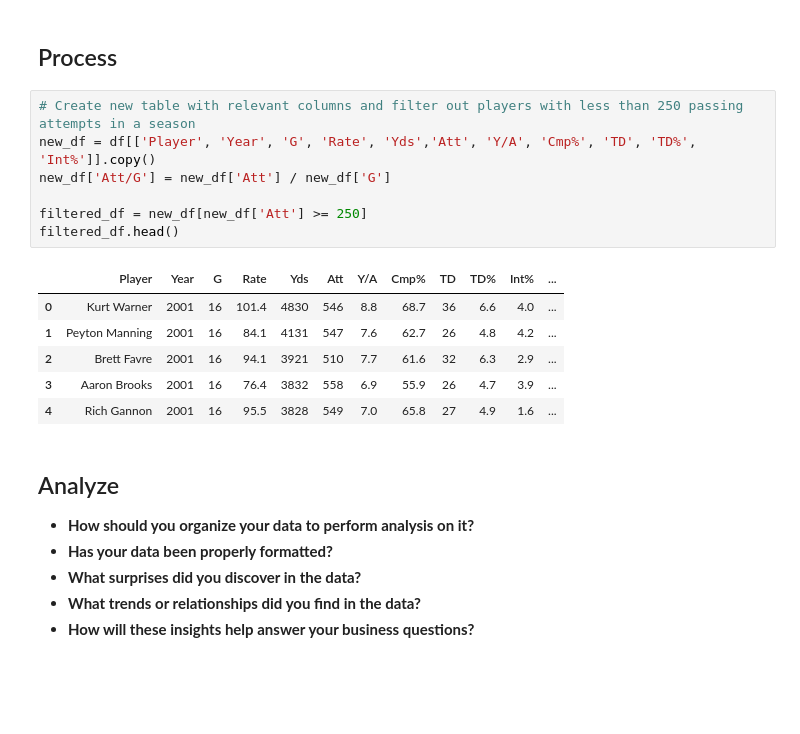
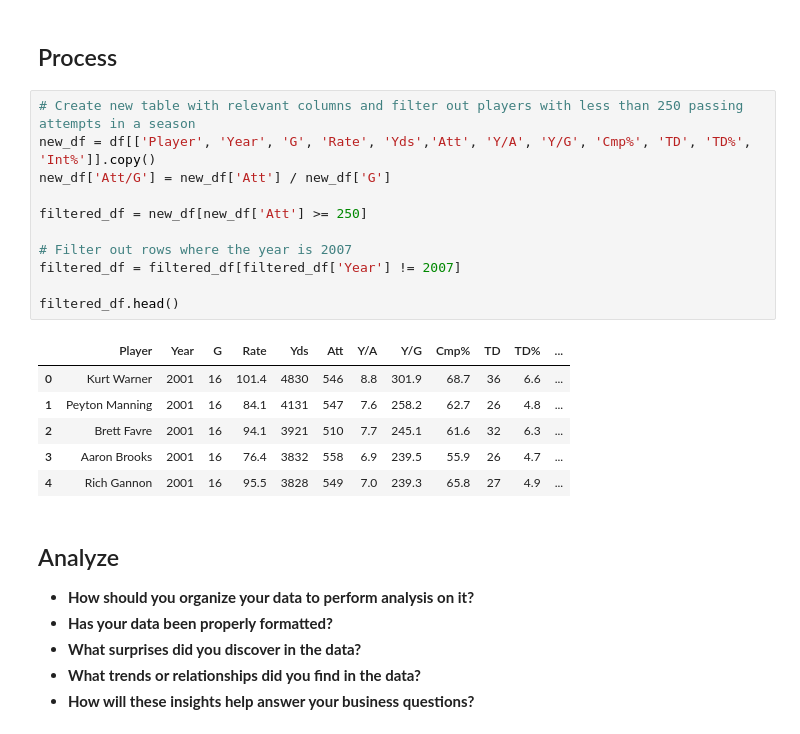
Before and after one commit to vtrackstar/Google-DA-Projects, a Jupyter notebook: nfl-passing-through-the-millennium-case-study.ipynb, the cells around one changed output. Drawn from its saved outputs; the diff is of its cells as text; blank space fills up the shorter version.

```diff
--- a/nfl-passing-through-the-millennium-case-study.ipynb
+++ b/nfl-passing-through-the-millennium-case-study.ipynb
@@ -39,18 +63,22 @@ Index(['Unnamed: 0', 'Player', 'Tm', 'Age', 'G', 'GS', 'Cmp', 'Att', 'Cmp%',
 ## Process
 # %%
 # Create new table with relevant columns and filter out players with less than 250 passing attempts in a season
-new_df = df[['Player', 'Year', 'G', 'Rate', 'Yds','Att', 'Y/A', 'Cmp%', 'TD', 'TD%', 'Int%']].copy()
+new_df = df[['Player', 'Year', 'G', 'Rate', 'Yds','Att', 'Y/A', 'Y/G', 'Cmp%', 'TD', 'TD%', 'Int%']].copy()
 new_df['Att/G'] = new_df['Att'] / new_df['G']
 
 filtered_df = new_df[new_df['Att'] >= 250]
+
+# Filter out rows where the year is 2007
+filtered_df = filtered_df[filtered_df['Year'] != 2007]
+
 filtered_df.head()
 # %% [output]
-|  | Player | Year | G | Rate | Yds | Att | Y/A | Cmp% | TD | TD% | Int% | ... |
-| 0 | Kurt Warner | 2001 | 16 | 101.4 | 4830 | 546 | 8.8 | 68.7 | 36 | 6.6 | 4.0 | ... |
-| 1 | Peyton Manning | 2001 | 16 | 84.1 | 4131 | 547 | 7.6 | 62.7 | 26 | 4.8 | 4.2 | ... |
-| 2 | Brett Favre | 2001 | 16 | 94.1 | 3921 | 510 | 7.7 | 61.6 | 32 | 6.3 | 2.9 | ... |
-| 3 | Aaron Brooks | 2001 | 16 | 76.4 | 3832 | 558 | 6.9 | 55.9 | 26 | 4.7 | 3.9 | ... |
-| 4 | Rich Gannon | 2001 | 16 | 95.5 | 3828 | 549 | 7.0 | 65.8 | 27 | 4.9 | 1.6 | ... |
+|  | Player | Year | G | Rate | Yds | Att | Y/A | Y/G | Cmp% | TD | TD% | ... |
+| 0 | Kurt Warner | 2001 | 16 | 101.4 | 4830 | 546 | 8.8 | 301.9 | 68.7 | 36 | 6.6 | ... |
+| 1 | Peyton Manning | 2001 | 16 | 84.1 | 4131 | 547 | 7.6 | 258.2 | 62.7 | 26 | 4.8 | ... |
+| 2 | Brett Favre | 2001 | 16 | 94.1 | 3921 | 510 | 7.7 | 245.1 | 61.6 | 32 | 6.3 | ... |
+| 3 | Aaron Brooks | 2001 | 16 | 76.4 | 3832 | 558 | 6.9 | 239.5 | 55.9 | 26 | 4.7 | ... |
+| 4 | Rich Gannon | 2001 | 16 | 95.5 | 3828 | 549 | 7.0 | 239.3 | 65.8 | 27 | 4.9 | ... |
 # %% [markdown]
 ## Analyze
 * **How should you organize your data to perform analysis on it?**
```
Also changed, not shown: parts of 4 cells of this notebook.
